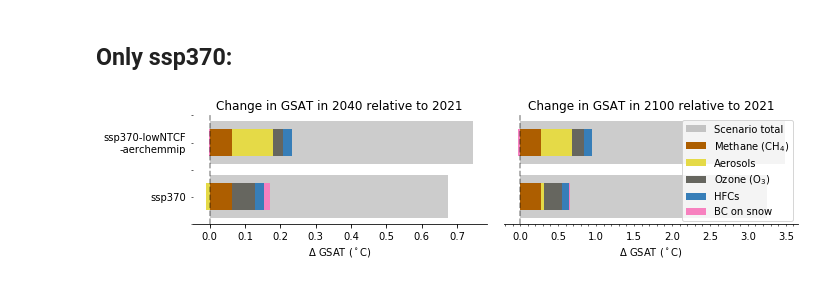
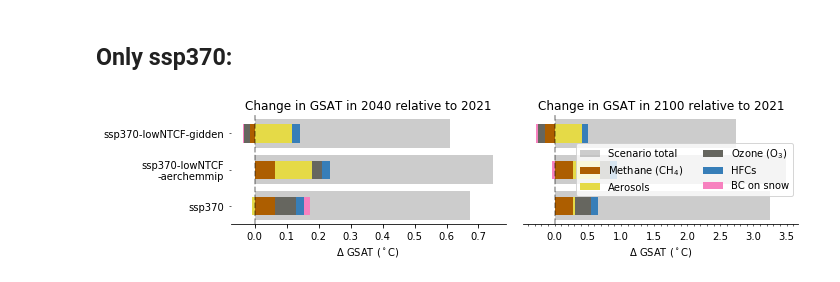
Before and after one commit to sarambl/AR6_CH6_RCMIPFIGS, a Jupyter notebook: ar6_ch6_rcmipfigs/notebooks/3-2_delta_T_plot_bar_stacked.ipynb, the cells around one changed output. Saved outputs shown, nothing was run; the diff lists cells and outputs as text; code cells hidden in the pictures.

```diff
--- a/ar6_ch6_rcmipfigs/notebooks/3-2_delta_T_plot_bar_stacked.ipynb
+++ b/ar6_ch6_rcmipfigs/notebooks/3-2_delta_T_plot_bar_stacked.ipynb
@@ -76,7 +76,7 @@ scenarios_fl = ['ssp119',
                 'ssp245',
                 'ssp370',
                 'ssp370-lowNTCF-aerchemmip',
-                # 'ssp370-lowNTCF-gidden',
+                'ssp370-lowNTCF-gidden',
                 'ssp585']
 # %%
 median = 'median'
@@ -313,7 +313,7 @@ The following uncertainties assume the ECS has a standard deviation of
 from ar6_ch6_rcmipfigs.constants import RESULTS_DIR
 from matplotlib.ticker import (MultipleLocator)
 
-fig, axs = plt.subplots(1, len(years), figsize=[10, 4], sharex=False, sharey=True)
+fig, axs = plt.subplots(1, len(years), figsize=[10, 4.4], sharex=False, sharey=True)
 tits = ['Near Term surface temperature change (2040 relative to 2021)',
         'Long Term surface T change 2100 relatie to 2021)']
 tits = ['Change in GSAT in 2040 relative to 2021', 'Change in GSAT in 2100 relative to 2021']
@@ -339,7 +339,7 @@ for yr, ax, tit in zip(years, axs, tits):
 
     a = _tab.plot(kind='barh', stacked=True, ax=ax, color=ls, legend=(yr != '2040'))  # , grid=True)#stac)
     if not yr == '2040':
-        ax.legend(frameon=False)  # [l],labels=['Sce!!nario total'], loc = 4)#'lower right')
+        ax.legend(frameon=False, ncol=1)  # [l],labels=['Sce!!nario total'], loc = 4)#'lower right')
     # Zero line:
     ax.axvline(0, linestyle='--', color='k', alpha=0.4)
     ax.set_title(tit)
@@ -372,0 +373,3 @@ plt.savefig(fn, dpi=300)
+# %%
+scen_no_lowNTCF = [scn for scn in scenarios_fl if 'lowNTCF' not in scn]
+print(scen_no_lowNTCF)
@@ -372,0 +378,3 @@ plt.savefig(fn, dpi=300)
+# %%
+tabel_dT_anthrop2= tabel_dT_anthrop[scen_no_lowNTCF]
+tabel_dT_slcfs2= tabel_dT_slcfs[scen_no_lowNTCF]
@@ -412,34 +496,34 @@ for yr, ax, tit in zip(years, axs, tits):
     a = _tab.plot(kind='barh', stacked=True, ax=ax, color=ls,
                   legend=(yr != '2040'))  # , grid=True)#stac)
     if not yr == '2040':
-        ax.legend(frameon=True)  # [l],labels=['Sce!!nario total'], loc = 4)#'lower right')
+        ax.legend(frameon=True, )  # [l],labels=['Sce!!nario total'], loc = 4)#'lower right')
     # Zero line:
     ax.axvline(0, linestyle='--', color='k', alpha=0.4)
     ax.set_title(tit)
     ax.set_xlabel('$\Delta$ GSAT ($^\circ$C)')
     ax.xaxis.set_minor_locator(MultipleLocator(.1))
     # ax.grid(axis='y', which='major')
 
 ax = axs[0]
 
 ax.spines['right'].set_visible(False)
 ax.spines['top'].set_visible(False)
 ax.spines['left'].set_visible(False)
 ax.tick_params(right=False, left=False)  # , color='w')
 
 ax = axs[1]
 ax.spines['right'].set_visible(False)
 ax.spines['top'].set_visible(False)
 ax.spines['left'].set_visible(False)
 ax.tick_params(labelleft=False, right=False, left=False, color='w')
 ax.tick_params(labelright=False, labelleft=False, right=False, left=False, color='w')
 ax.yaxis.set_visible(False)
 plt.tight_layout()
 fn = RESULTS_DIR / 'figures/stack_bar_influence_years_horiz_errTot_370only.png'
 
 plt.tight_layout()
 ax = plt.gca()
 
 plt.savefig(fn, dpi=300)
 # %% [output]
-[figure, old version]
+[figure, new version]
```
Also changed, not shown: parts of 6 cells of this notebook, 18 other files.
